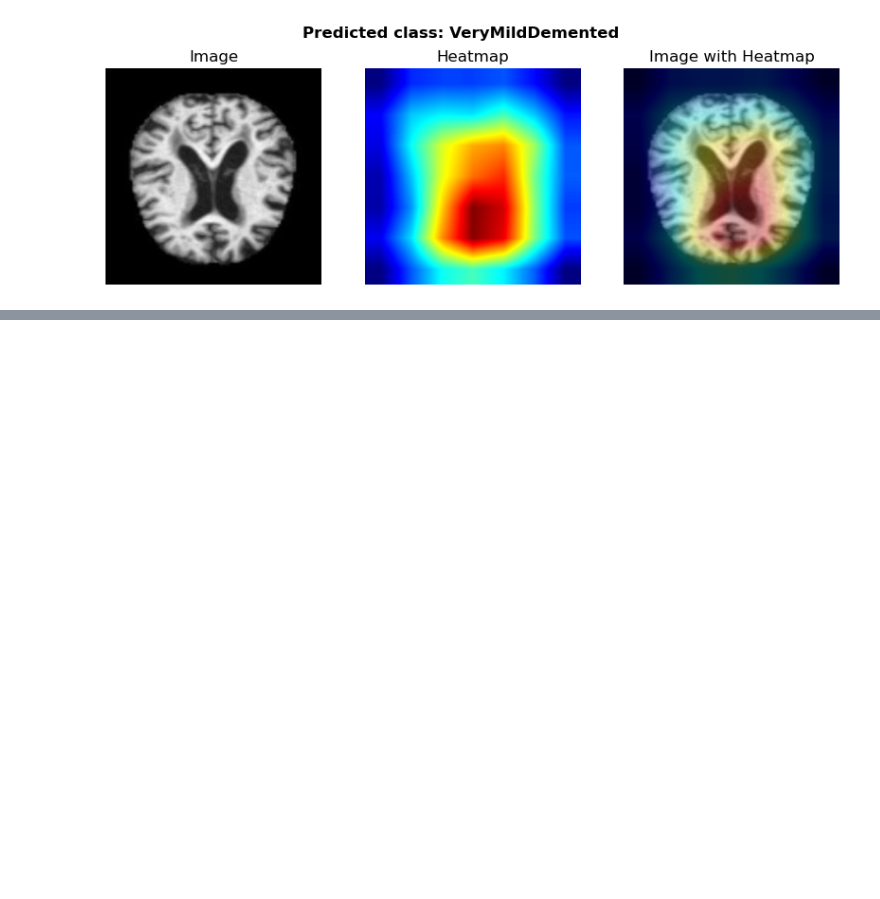
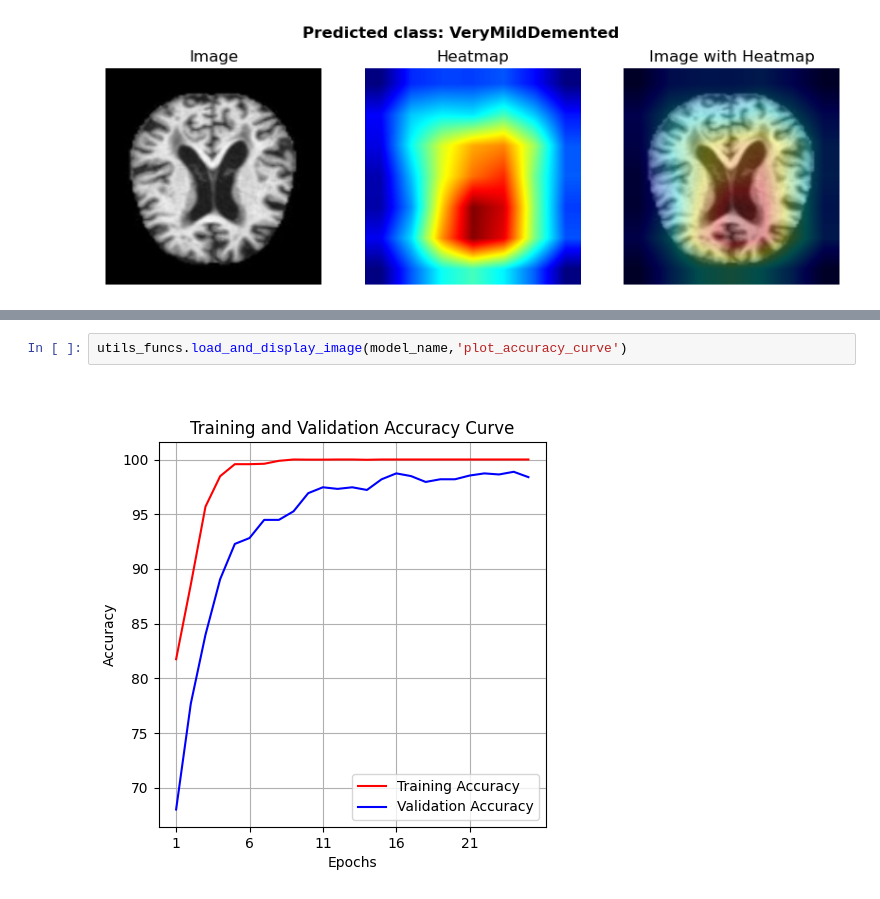
Before and after one commit to nivbartov/MRI_Brain_Alzheimer_Classification, a Jupyter notebook: models/results.ipynb, the cells around one changed output, grey strips where cells are left out. Saved outputs shown, nothing was run; the diff lists cells and outputs as text; blank space fills up the shorter version.

```diff
--- a/models/results.ipynb
+++ b/models/results.ipynb
@@ -525,0 +572,4 @@ GC.display_correct_grad_cam_images(testloader, grad_cam, device, num_images_to_s
+# %%
+utils_funcs.load_and_display_image(model_name,'plot_accuracy_curve')
+# %% [output]
+[figure, added]
```
Also changed, not shown: parts of 10 cells of this notebook.
